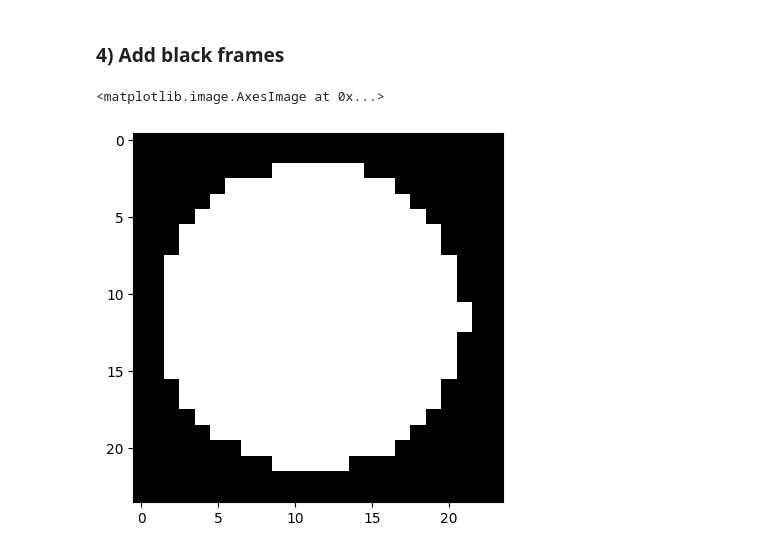
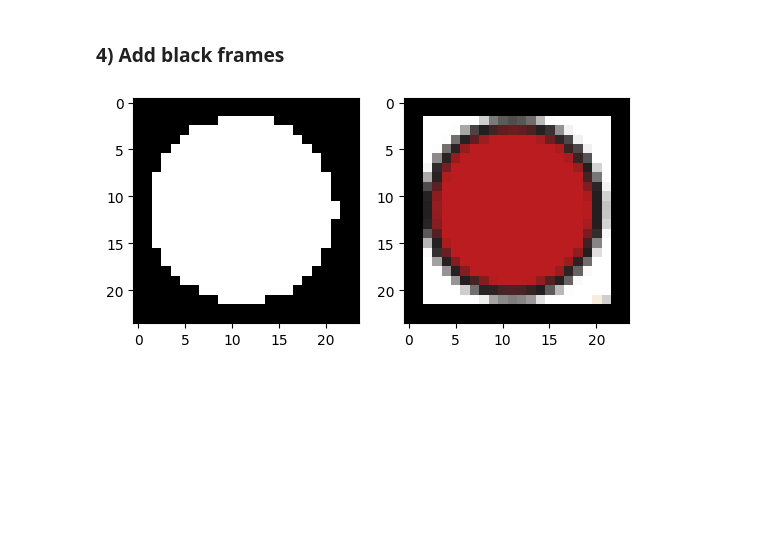
Before and after one commit to adusachev/scanplot, a Jupyter notebook: plot2data/pipeline.ipynb, the cells around one changed output. Drawn from its saved outputs; the diff is of its cells as text; code cells hidden in the pictures; blank space fills up the shorter version.

```diff
--- a/plot2data/pipeline.ipynb
+++ b/plot2data/pipeline.ipynb
@@ -216,4 +228,6 @@ plt.scatter([bbox_center_x], [bbox_center_y], marker="*")
 ### 3) Crop white component
 # %%
 cropped_mask = crop_image(new_mask, bbox)
+
+cropped_template = crop_image(template_rgb, bbox)
 # %%
@@ -225,8 +242,13 @@ plt.imshow(cropped_mask, cmap="gray")
 ### 4) Add black frames
 # %%
 mask_final = frame_image(cropped_mask, frame_width=2)
+
+template_final = frame_image(cropped_template, frame_width=2)
 # %%
+plt.subplot(1, 2, 1)
 plt.imshow(mask_final, cmap="gray")
+
+plt.subplot(1, 2, 2)
+draw_image(template_final)
 # %% [output]
-<matplotlib.image.AxesImage at 0x...>
-[figure, old version]
+[figure, new version]
```
Also changed, not shown: parts of 21 cells of this notebook, 2 other files.
